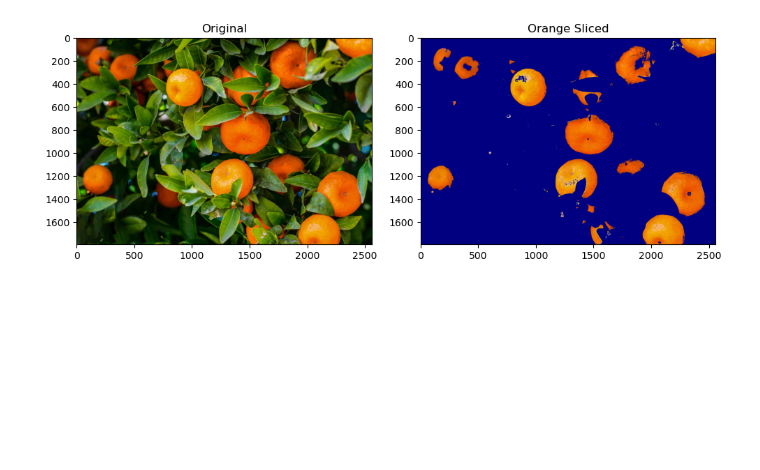
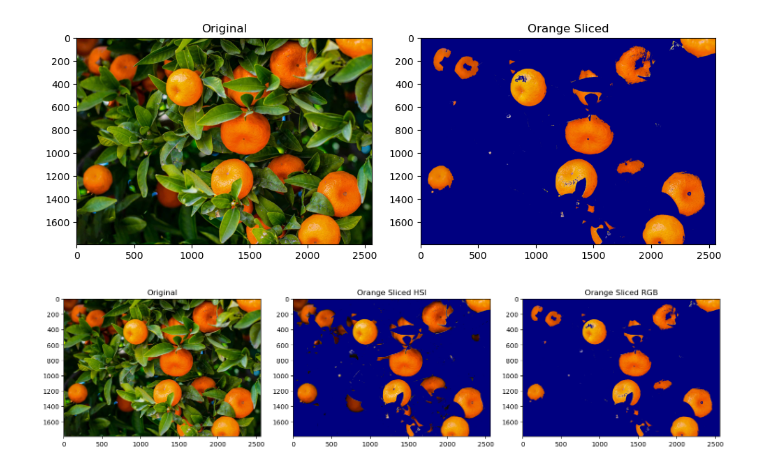
Before and after one commit to ratchanonp/imageprocessing, a Jupyter notebook: Assignment_5/Assignment_5_2.ipynb, the cells around one changed output. Drawn from its saved outputs; the diff is of its cells as text; code cells hidden in the pictures; blank space fills up the shorter version.

Commit message:
Add orange_sliced.png to Assignment_5/output/5_2 directory

```diff
--- a/Assignment_5/Assignment_5_2.ipynb
+++ b/Assignment_5/Assignment_5_2.ipynb
@@ -260,3 +260,21 @@ plt.savefig("output/5_2/orange_sliced_rgb_plt.png")
 plt.show()
 # %% [output]
 [figure]
+# %%
+fig, axs = plt.subplots(1, 3, figsize=(15, 5))
+
+axs[0].imshow(cv.cvtColor(orange, cv.COLOR_BGR2RGB))
+axs[0].set_title("Original")
+
+axs[1].imshow(filtered_orange_rgb)
+axs[1].set_title("Orange Sliced HSI")
+
+axs[2].imshow(orange_sliced)
+axs[2].set_title("Orange Sliced RGB")
+
+fig.tight_layout()
+
+plt.savefig("output/5_2/orange_sliced.png")
+plt.show()
+# %% [output]
+[figure, added]
```
Also changed, not shown: 1 other file.
